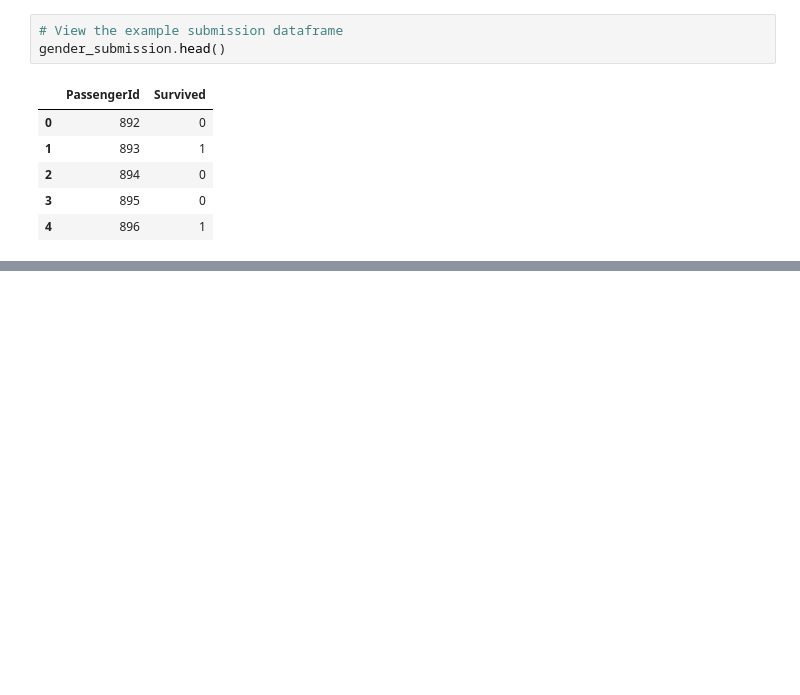
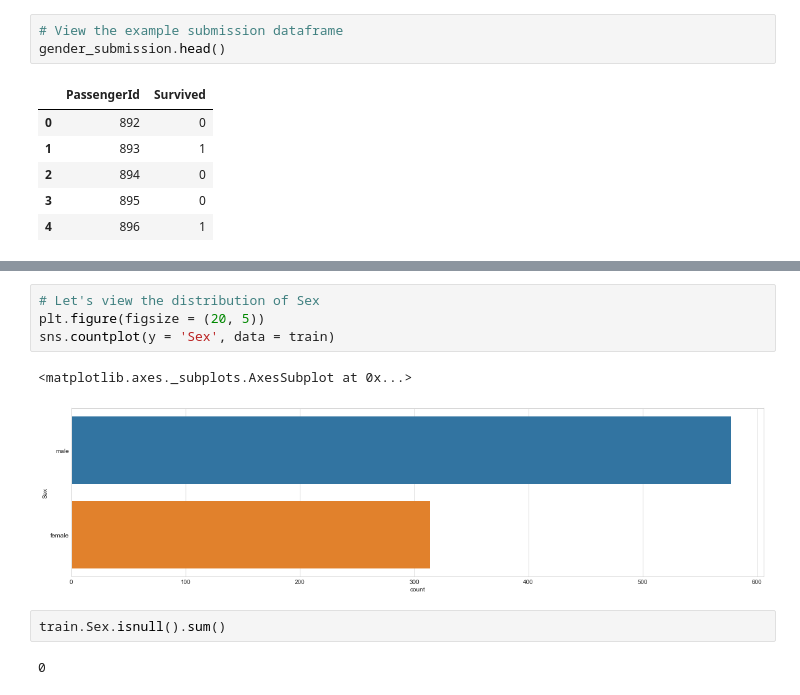
Before and after one commit to mridul2899/summer-analytics-2020, a Jupyter notebook: EDA_Titanic/EDA_Kaggle_Titanic.ipynb, the cells around one changed output, grey strips where cells are left out. Saved outputs shown, nothing was run; the diff lists cells and outputs as text; blank space fills up the shorter version.

```diff
--- a/EDA_Titanic/EDA_Kaggle_Titanic.ipynb
+++ b/EDA_Titanic/EDA_Kaggle_Titanic.ipynb
@@ -87,0 +212,11 @@ gender_submission.head()
+# %%
+# Let's view the distribution of Sex
+plt.figure(figsize = (20, 5))
+sns.countplot(y = 'Sex', data = train)
+# %% [output]
+<matplotlib.axes._subplots.AxesSubplot at 0x...>
+[figure, added]
+# %%
+train.Sex.isnull().sum()
+# %% [output]
+0
```
Also changed, not shown: parts of 19 cells of this notebook, 3 other files.
